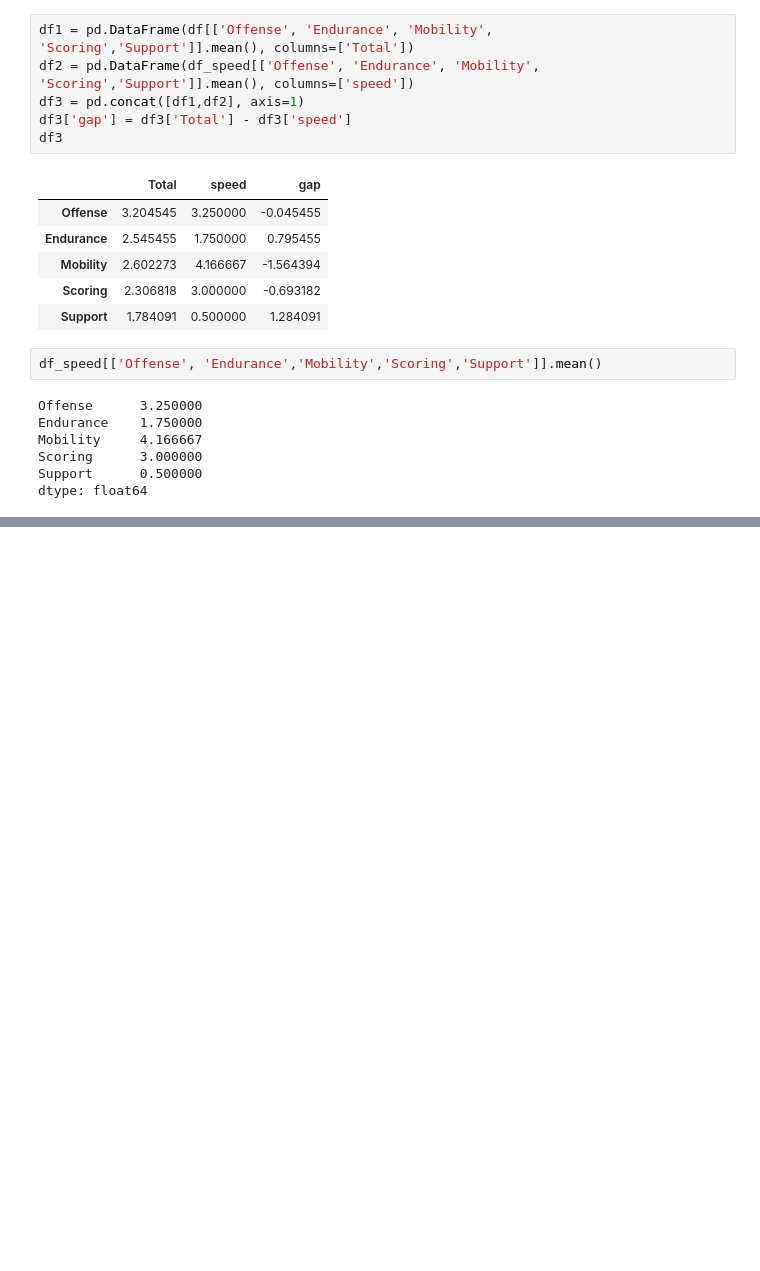
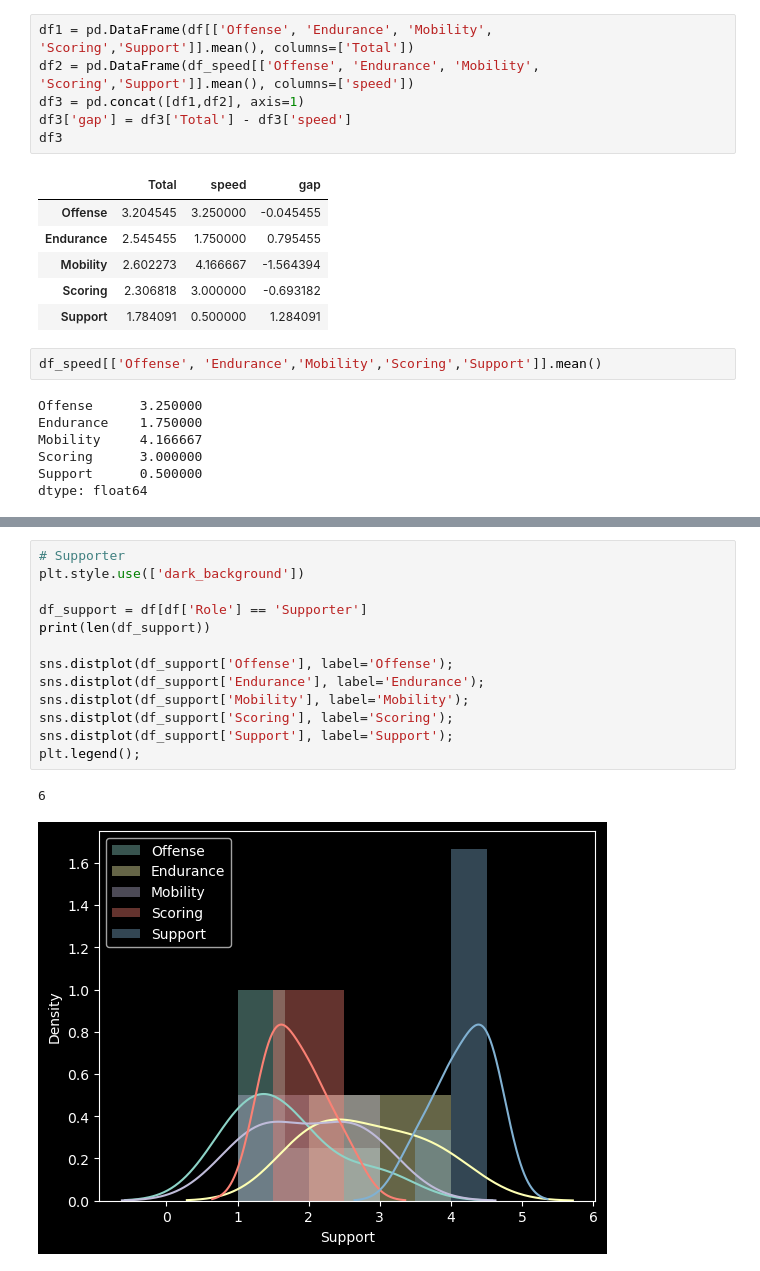
Before and after one commit to sonsungjong/ML_python, a Jupyter notebook: anomaly_detection/307_밸런스 이상 캐릭터 탐지.ipynb, the cells around one changed output, grey strips where cells are left out. Cells and saved outputs as stored; diff of their text form; blank space fills up the shorter version.

```diff
--- a/anomaly_detection/307_밸런스 이상 캐릭터 탐지.ipynb
+++ b/anomaly_detection/307_밸런스 이상 캐릭터 탐지.ipynb
@@ -404,0 +463,16 @@ dtype: float64
+# %%
+# Supporter
+plt.style.use(['dark_background'])
+
+df_support = df[df['Role'] == 'Supporter']
+print(len(df_support))
+
+sns.distplot(df_support['Offense'], label='Offense');
+sns.distplot(df_support['Endurance'], label='Endurance');
+sns.distplot(df_support['Mobility'], label='Mobility');
+sns.distplot(df_support['Scoring'], label='Scoring');
+sns.distplot(df_support['Support'], label='Support');
+plt.legend();
+# %% [output]
+6
+[figure, added]
```
Also changed, not shown: parts of 32 cells of this notebook.
